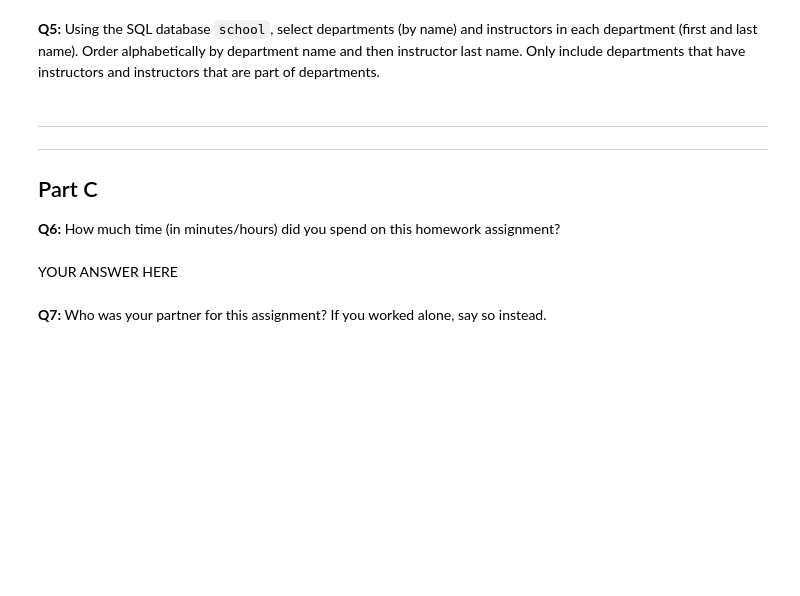
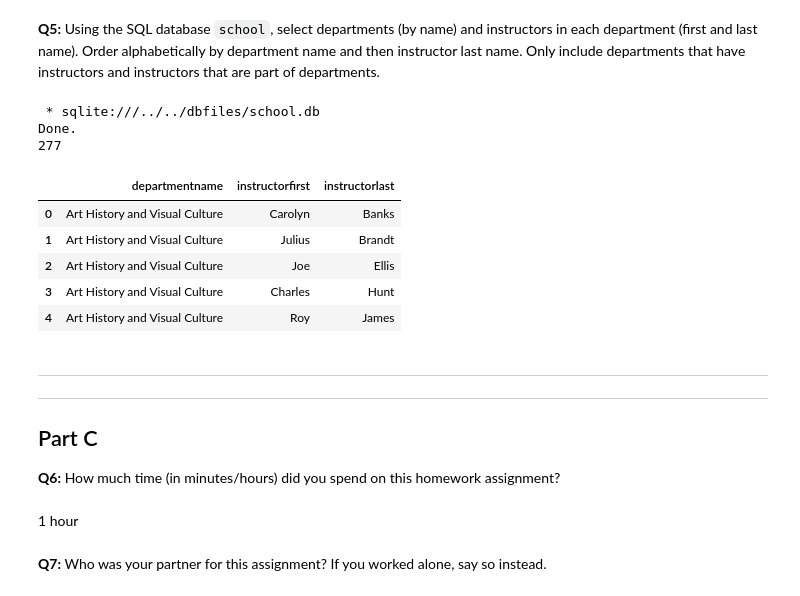
Before and after one commit to nova-nguyen/Data-System-Coursework, a Jupyter notebook: hw/HW_4.c/multiple_inner.ipynb, the cells around one changed output. Drawn from its saved outputs; the diff is of its cells as text; code cells hidden in the pictures; blank space fills up the shorter version.

```diff
--- a/hw/HW_4.c/multiple_inner.ipynb
+++ b/hw/HW_4.c/multiple_inner.ipynb
@@ -163,3 +205,25 @@ resultdf5.head()
+# %%
+query = """SELECT dep.departmentname, ins.instructorfirst, ins.instructorlast
+FROM departments as dep INNER JOIN instructors as ins
+ON dep.departmentid == ins.departmentid
+ORDER BY dep.departmentname, ins.instructorlast
+"""
+
+
+resultset = %sql $query
+resultdf5 = resultset.DataFrame()
+print(len(resultdf5))
+resultdf5.head()
+# %% [output]
+ * sqlite:///../../dbfiles/school.db
+Done.
+277
+|  | departmentname | instructorfirst | instructorlast |
+| 0 | Art History and Visual Culture | Carolyn | Banks |
+| 1 | Art History and Visual Culture | Julius | Brandt |
+| 2 | Art History and Visual Culture | Joe | Ellis |
+| 3 | Art History and Visual Culture | Charles | Hunt |
+| 4 | Art History and Visual Culture | Roy | James |
 # %%
 # Testing cell
 assert len(resultdf5) == 293 or len(resultdf5) == 277
@@ -172,7 +236,7 @@ assert list(resultdf5.columns) == ['departmentname', 'instructorfirst', 'instruc
 ## Part C
 
 **Q6:** How much time (in minutes/hours) did you spend on this homework assignment?
-# %% [markdown]
-YOUR ANSWER HERE
+# %% [markdown]
+1 hour
 # %% [markdown]
 **Q7:** Who was your partner for this assignment?  If you worked alone, say so instead.
```
Also changed, not shown: parts of 11 cells of this notebook.
